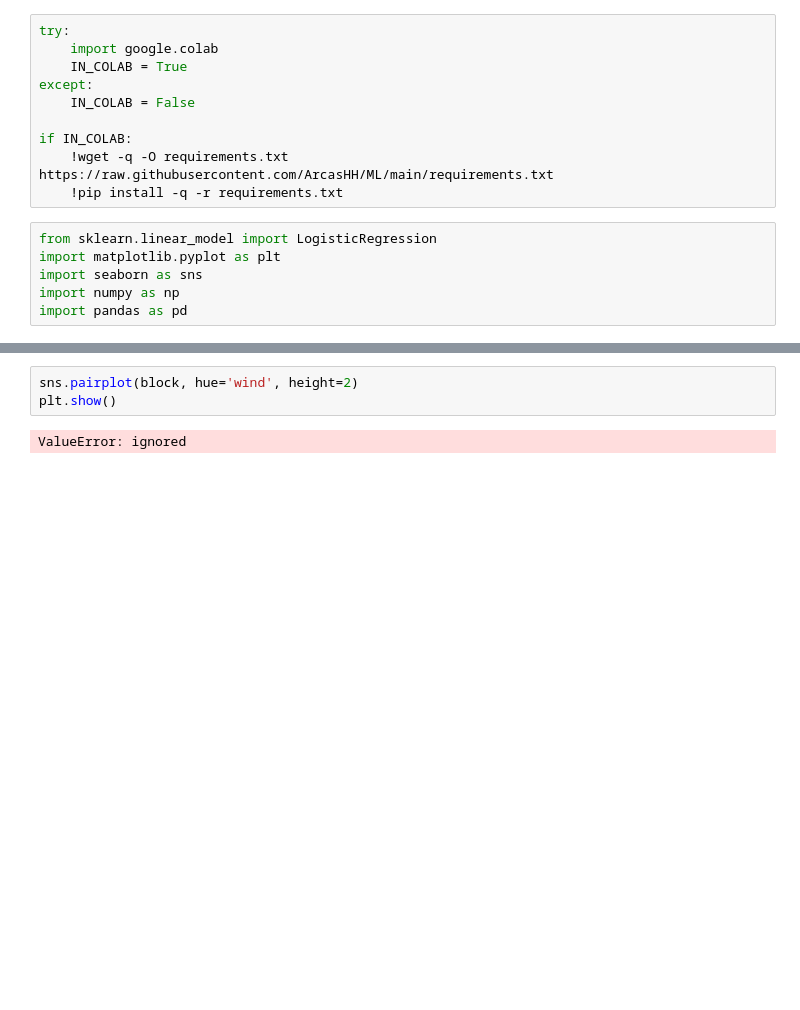
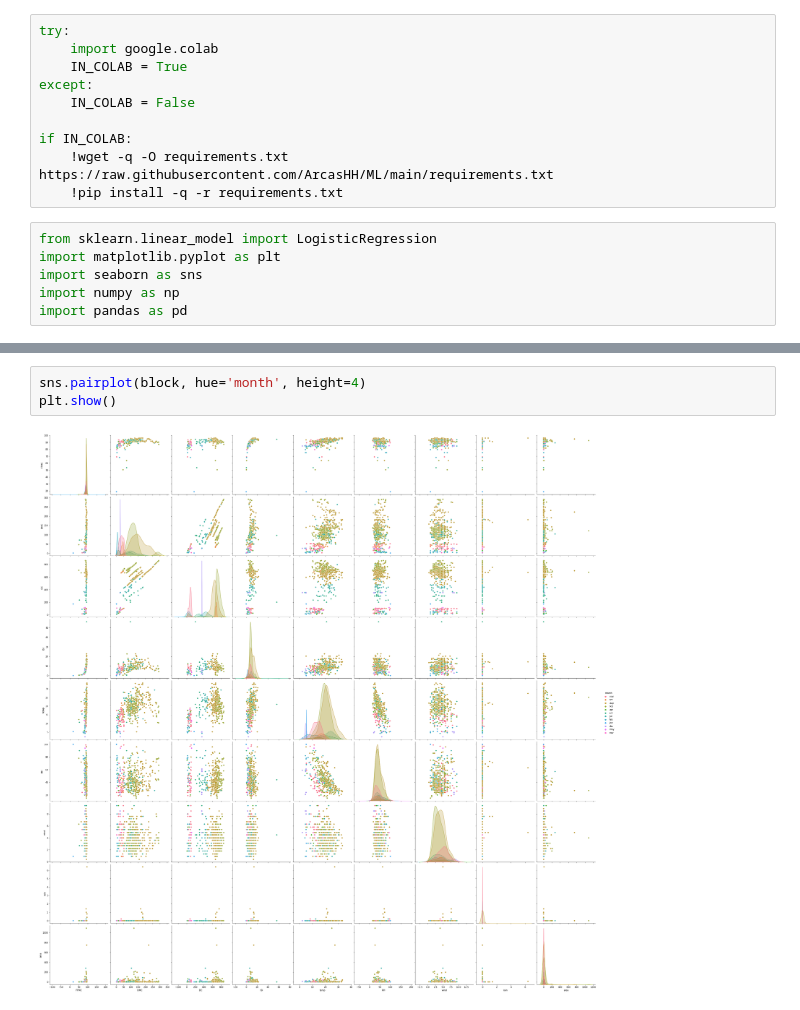
Before and after one commit to ArcasHH/ML, a Jupyter notebook: Untitled2.ipynb, the cells around one changed output, grey strips where cells are left out. Drawn from its saved outputs; the diff is of its cells as text; blank space fills up the shorter version.

```diff
--- a/Untitled2.ipynb
+++ b/Untitled2.ipynb
@@ -79,5 +74,5 @@ block.sample(10, random_state=0)
 # %%
-sns.pairplot(block, hue='wind', height=2)
+sns.pairplot(block, hue='month', height=4)
 plt.show()
 # %% [output]
-ValueError: ignored
+[figure, added]
```
Also changed, not shown: parts of 3 cells of this notebook.
